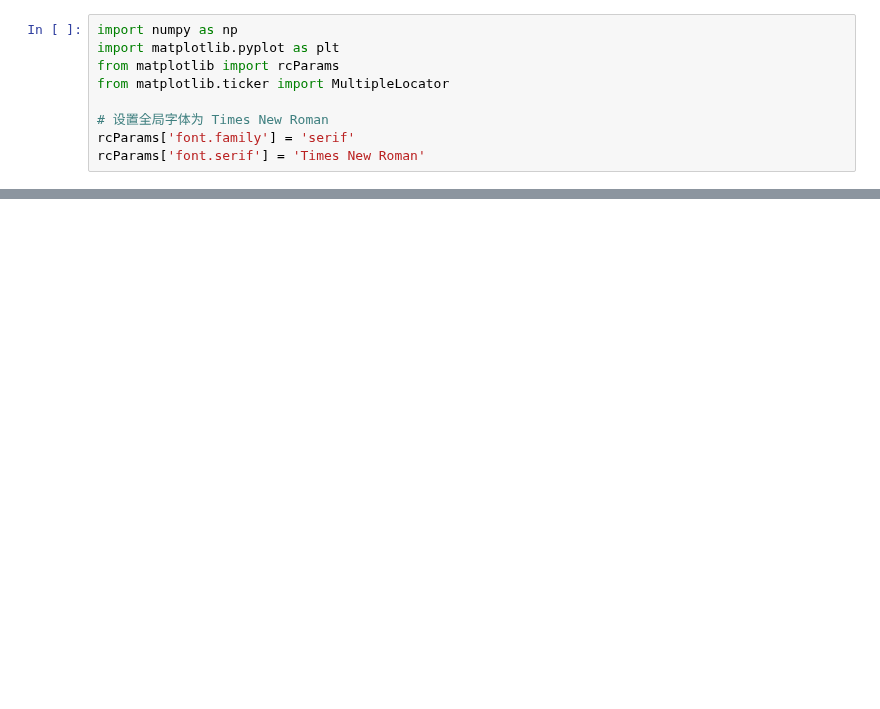
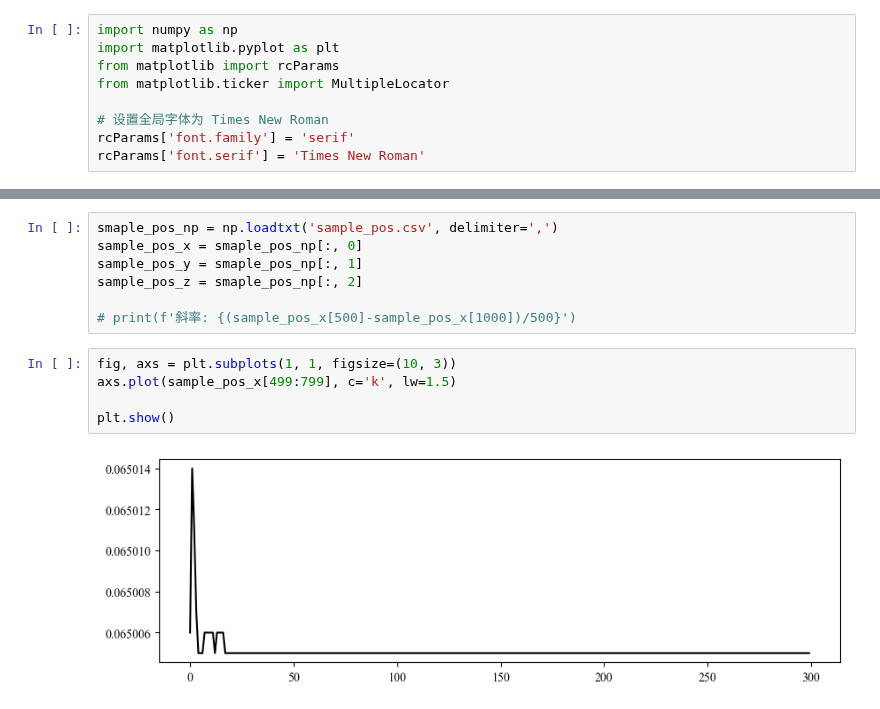
Before and after one commit to yang-si-hang/paper-2023, a Jupyter notebook: Test branch/PD/DataWrite/PDResultVali.ipynb, the cells around one changed output, grey strips where cells are left out. Drawn from its saved outputs; the diff is of its cells as text; blank space fills up the shorter version.

```diff
--- a/Test branch/PD/DataWrite/PDResultVali.ipynb
+++ b/Test branch/PD/DataWrite/PDResultVali.ipynb
@@ -45,0 +46,14 @@ plt.show()
+# %%
+smaple_pos_np = np.loadtxt('sample_pos.csv', delimiter=',')
+sample_pos_x = smaple_pos_np[:, 0]
+sample_pos_y = smaple_pos_np[:, 1]
+sample_pos_z = smaple_pos_np[:, 2]
+
+# print(f'斜率: {(sample_pos_x[500]-sample_pos_x[1000])/500}')
+# %%
+fig, axs = plt.subplots(1, 1, figsize=(10, 3))
+axs.plot(sample_pos_x[499:799], c='k', lw=1.5)
+
+plt.show()
+# %% [output]
+[figure, added]
```
Also changed, not shown: parts of 2 cells of this notebook, 3 other files.
